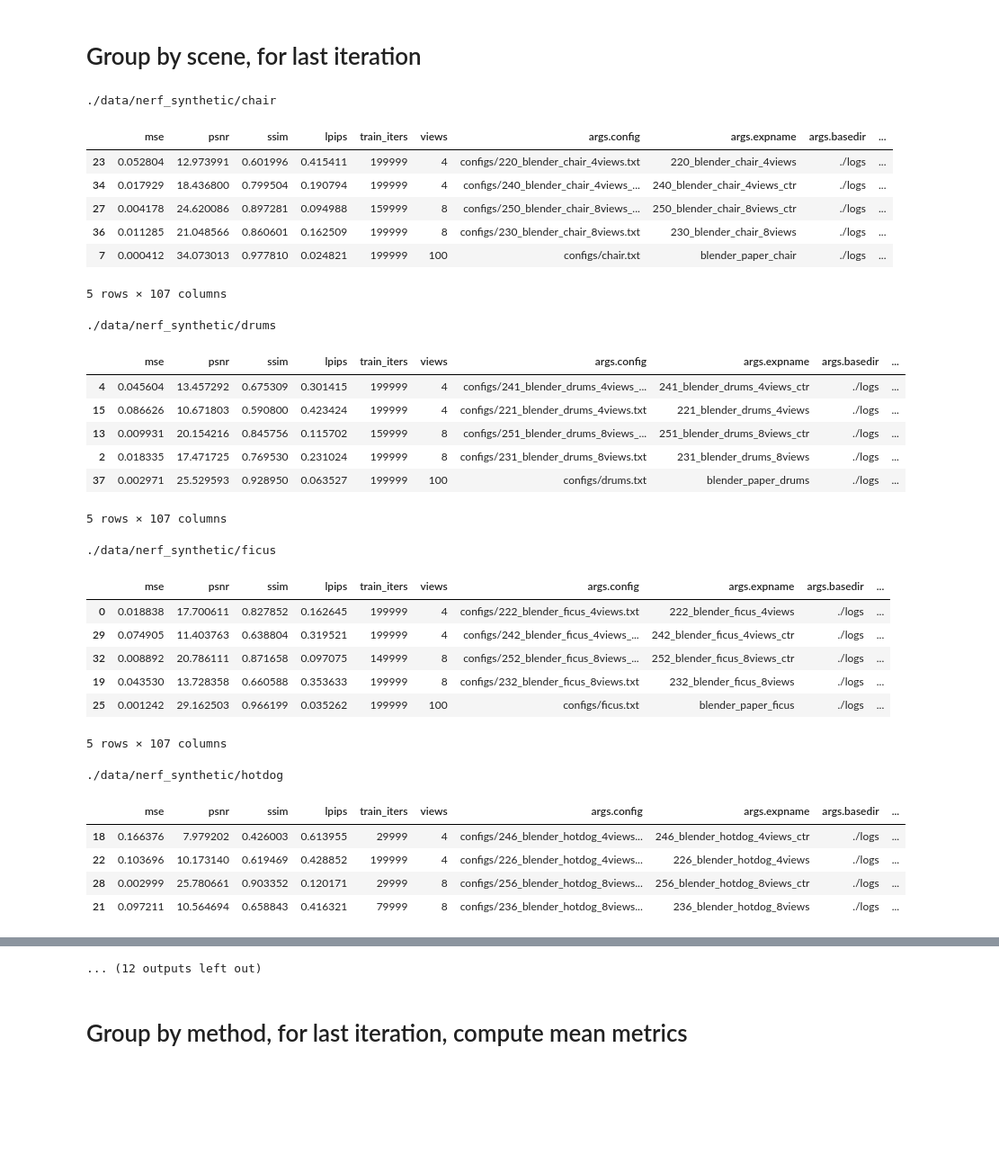
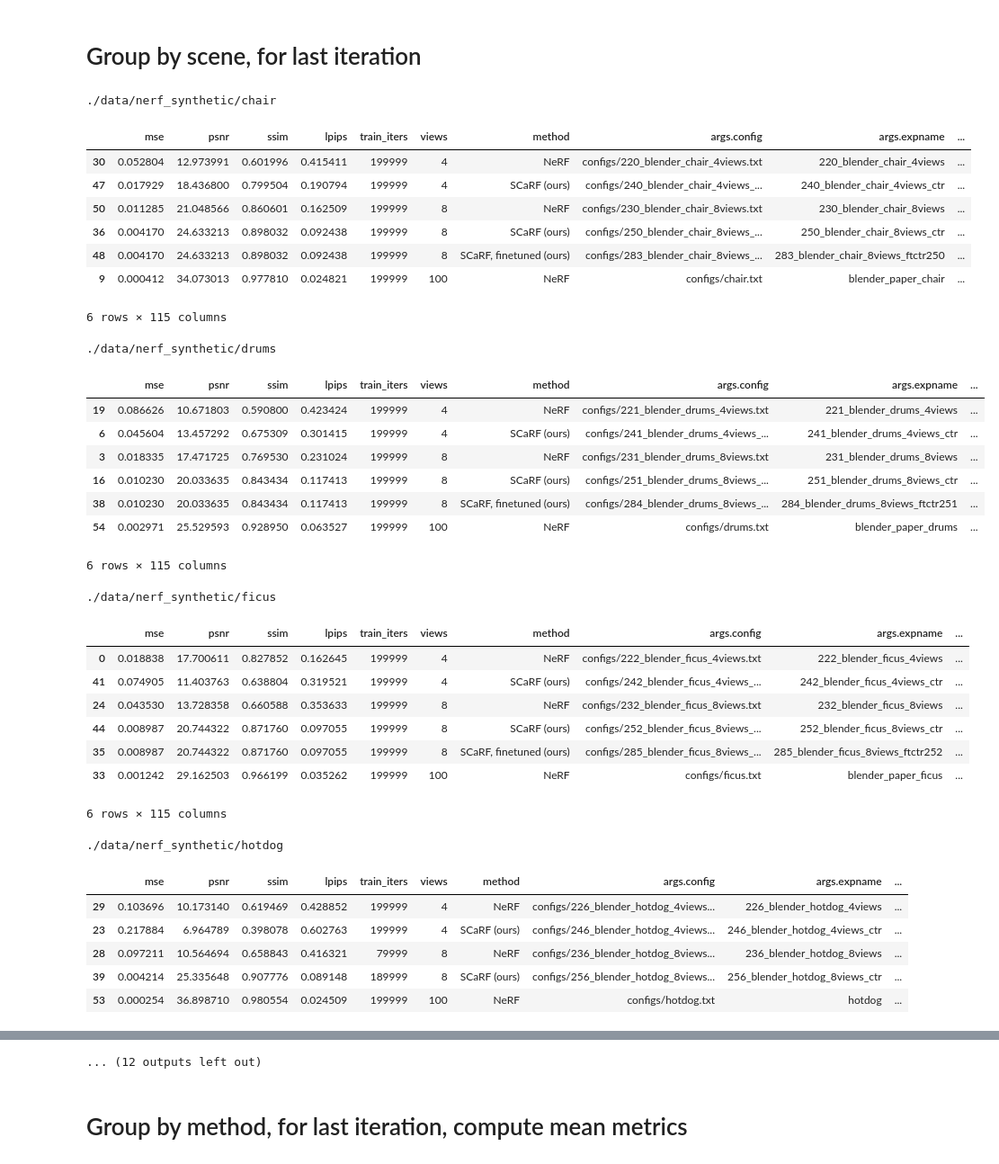
Before and after one commit to ajayjain/DietNeRF, a Jupyter notebook: nb/210309 Aggregate metrics.ipynb, the cells around one changed output, grey strips where cells are left out. Shown at 90% size. Drawn from its saved outputs; the diff is of its cells as text; code cells hidden in the pictures; blank space fills up the shorter version.

```diff
--- a/nb/210309 Aggregate metrics.ipynb
+++ b/nb/210309 Aggregate metrics.ipynb
@@ -55,6 +53,10 @@ Downloading logs/237_blender_materials_8views/renderonly_test_079999/test_metric
+# %%
+config_blacklist = [
+    'configs/257_blender_materials_8views_ctr.txt',
+]
 # %%
 # Load metrics into a dataframe
-print("Skipping", set(glob('logs/*/renderonly_test_*/test_metrics.json')) - set(glob('logs/*/renderonly_test_199999/test_metrics.json')))
+# print("Skipping", set(glob('logs/*/renderonly_test_*/test_metrics.json')) - set(glob('logs/*/renderonly_test_199999/test_metrics.json')))
 
 metrics_list = []
 for metrics_path in glob('logs/*/renderonly_test_*/test_metrics.json'):
@@ -70,11 +72,26 @@ for metrics_path in glob('logs/*/renderonly_test_*/test_metrics.json'):
         metrics_and_args['views'] = metrics_and_args["args"]['max_train_views']
         metrics_and_args['views'] = metrics_and_args['views'] if metrics_and_args['views'] >= 0 else 100
 
+        if metrics_and_args['args']['consistency_loss'] != 'none':
+            metrics_and_args['method'] = 'SCaRF (ours)'
+        elif 'ftctr' in metrics_and_args['args']['expname']:
+            metrics_and_args['method'] = 'SCaRF, finetuned (ours)'
+        else:
+            metrics_and_args['method'] = 'NeRF'
+
         # add columns for arguments
         for k, v in metrics_and_args["args"].items():
             metrics_and_args[f"args.{k}"] = v
         del metrics_and_args["args"]
 
+        if metrics_and_args['args.config'] in config_blacklist:
+            print('Skipping', metrics_and_args['args.config'], '(blacklist)')
+            continue
+
+#         if 'fullres' in metrics_and_args['args.expname']:
+#             print(metrics_and_args)
+        assert metrics_and_args['args.half_res'] == True
+
         metrics_list.append(metrics_and_args)
 
 metrics_df = pd.DataFrame(metrics_list)
@@ -133,40 +160,45 @@ metrics_df_max_iters = metrics_df[idx]
 # %%
 # Print cleanly by dataset
 for scene_key, scene_df in metrics_df_max_iters.groupby('args.datadir'):
     print(scene_key)
     scene_df = scene_df.sort_values([
         'views',
-        'train_iters'
+        'train_iters',
+        'method'
     ])
     display(scene_df)
 # %% [output]
 ./data/nerf_synthetic/chair
-|  | mse | psnr | ssim | lpips | train_iters | views | args.config | args.expname | args.basedir | ... |
-| 23 | 0.052804 | 12.973991 | 0.601996 | 0.415411 | 199999 | 4 | configs/220_blender_chair_4views.txt | 220_blender_chair_4views | ./logs | ... |
-| 34 | 0.017929 | 18.436800 | 0.799504 | 0.190794 | 199999 | 4 | configs/240_blender_chair_4views_... | 240_blender_chair_4views_ctr | ./logs | ... |
-| 27 | 0.004178 | 24.620086 | 0.897281 | 0.094988 | 159999 | 8 | configs/250_blender_chair_8views_... | 250_blender_chair_8views_ctr | ./logs | ... |
-| 36 | 0.011285 | 21.048566 | 0.860601 | 0.162509 | 199999 | 8 | configs/230_blender_chair_8views.txt | 230_blender_chair_8views | ./logs | ... |
-| 7 | 0.000412 | 34.073013 | 0.977810 | 0.024821 | 199999 | 100 | configs/chair.txt | blender_paper_chair | ./logs | ... |
+|  | mse | psnr | ssim | lpips | train_iters | views | method | args.config | args.expname | ... |
+| 30 | 0.052804 | 12.973991 | 0.601996 | 0.415411 | 199999 | 4 | NeRF | configs/220_blender_chair_4views.txt | 220_blender_chair_4views | ... |
+| 47 | 0.017929 | 18.436800 | 0.799504 | 0.190794 | 199999 | 4 | SCaRF (ours) | configs/240_blender_chair_4views_... | 240_blender_chair_4views_ctr | ... |
+| 50 | 0.011285 | 21.048566 | 0.860601 | 0.162509 | 199999 | 8 | NeRF | configs/230_blender_chair_8views.txt | 230_blender_chair_8views | ... |
+| 36 | 0.004170 | 24.633213 | 0.898032 | 0.092438 | 199999 | 8 | SCaRF (ours) | configs/250_blender_chair_8views_... | 250_blender_chair_8views_ctr | ... |
+| 48 | 0.004170 | 24.633213 | 0.898032 | 0.092438 | 199999 | 8 | SCaRF, finetuned (ours) | configs/283_blender_chair_8views_... | 283_blender_chair_8views_ftctr250 | ... |
+| 9 | 0.000412 | 34.073013 | 0.977810 | 0.024821 | 199999 | 100 | NeRF | configs/chair.txt | blender_paper_chair | ... |
-5 rows × 107 columns
+6 rows × 115 columns
 ./data/nerf_synthetic/drums
-|  | mse | psnr | ssim | lpips | train_iters | views | args.config | args.expname | args.basedir | ... |
-| 4 | 0.045604 | 13.457292 | 0.675309 | 0.301415 | 199999 | 4 | configs/241_blender_drums_4views_... | 241_blender_drums_4views_ctr | ./logs | ... |
-| 15 | 0.086626 | 10.671803 | 0.590800 | 0.423424 | 199999 | 4 | configs/221_blender_drums_4views.txt | 221_blender_drums_4views | ./logs | ... |
-| 13 | 0.009931 | 20.154216 | 0.845756 | 0.115702 | 159999 | 8 | configs/251_blender_drums_8views_... | 251_blender_drums_8views_ctr | ./logs | ... |
-| 2 | 0.018335 | 17.471725 | 0.769530 | 0.231024 | 199999 | 8 | configs/231_blender_drums_8views.txt | 231_blender_drums_8views | ./logs | ... |
-| 37 | 0.002971 | 25.529593 | 0.928950 | 0.063527 | 199999 | 100 | configs/drums.txt | blender_paper_drums | ./logs | ... |
+|  | mse | psnr | ssim | lpips | train_iters | views | method | args.config | args.expname | ... |
+| 19 | 0.086626 | 10.671803 | 0.590800 | 0.423424 | 199999 | 4 | NeRF | configs/221_blender_drums_4views.txt | 221_blender_drums_4views | ... |
+| 6 | 0.045604 | 13.457292 | 0.675309 | 0.301415 | 199999 | 4 | SCaRF (ours) | configs/241_blender_drums_4views_... | 241_blender_drums_4views_ctr | ... |
+| 3 | 0.018335 | 17.471725 | 0.769530 | 0.231024 | 199999 | 8 | NeRF | configs/231_blender_drums_8views.txt | 231_blender_drums_8views | ... |
+| 16 | 0.010230 | 20.033635 | 0.843434 | 0.117413 | 199999 | 8 | SCaRF (ours) | configs/251_blender_drums_8views_... | 251_blender_drums_8views_ctr | ... |
+| 38 | 0.010230 | 20.033635 | 0.843434 | 0.117413 | 199999 | 8 | SCaRF, finetuned (ours) | configs/284_blender_drums_8views_... | 284_blender_drums_8views_ftctr251 | ... |
+| 54 | 0.002971 | 25.529593 | 0.928950 | 0.063527 | 199999 | 100 | NeRF | configs/drums.txt | blender_paper_drums | ... |
-5 rows × 107 columns
+6 rows × 115 columns
 ./data/nerf_synthetic/ficus
-|  | mse | psnr | ssim | lpips | train_iters | views | args.config | args.expname | args.basedir | ... |
-| 0 | 0.018838 | 17.700611 | 0.827852 | 0.162645 | 199999 | 4 | configs/222_blender_ficus_4views.txt | 222_blender_ficus_4views | ./logs | ... |
-| 29 | 0.074905 | 11.403763 | 0.638804 | 0.319521 | 199999 | 4 | configs/242_blender_ficus_4views_... | 242_blender_ficus_4views_ctr | ./logs | ... |
-| 32 | 0.008892 | 20.786111 | 0.871658 | 0.097075 | 149999 | 8 | configs/252_blender_ficus_8views_... | 252_blender_ficus_8views_ctr | ./logs | ... |
-| 19 | 0.043530 | 13.728358 | 0.660588 | 0.353633 | 199999 | 8 | configs/232_blender_ficus_8views.txt | 232_blender_ficus_8views | ./logs | ... |
-| 25 | 0.001242 | 29.162503 | 0.966199 | 0.035262 | 199999 | 100 | configs/ficus.txt | blender_paper_ficus | ./logs | ... |
+|  | mse | psnr | ssim | lpips | train_iters | views | method | args.config | args.expname | ... |
+| 0 | 0.018838 | 17.700611 | 0.827852 | 0.162645 | 199999 | 4 | NeRF | configs/222_blender_ficus_4views.txt | 222_blender_ficus_4views | ... |
+| 41 | 0.074905 | 11.403763 | 0.638804 | 0.319521 | 199999 | 4 | SCaRF (ours) | configs/242_blender_ficus_4views_... | 242_blender_ficus_4views_ctr | ... |
+| 24 | 0.043530 | 13.728358 | 0.660588 | 0.353633 | 199999 | 8 | NeRF | configs/232_blender_ficus_8views.txt | 232_blender_ficus_8views | ... |
+| 44 | 0.008987 | 20.744322 | 0.871760 | 0.097055 | 199999 | 8 | SCaRF (ours) | configs/252_blender_ficus_8views_... | 252_blender_ficus_8views_ctr | ... |
+| 35 | 0.008987 | 20.744322 | 0.871760 | 0.097055 | 199999 | 8 | SCaRF, finetuned (ours) | configs/285_blender_ficus_8views_... | 285_blender_ficus_8views_ftctr252 | ... |
+| 33 | 0.001242 | 29.162503 | 0.966199 | 0.035262 | 199999 | 100 | NeRF | configs/ficus.txt | blender_paper_ficus | ... |
-5 rows × 107 columns
+6 rows × 115 columns
 ./data/nerf_synthetic/hotdog
-|  | mse | psnr | ssim | lpips | train_iters | views | args.config | args.expname | args.basedir | ... |
-| 18 | 0.166376 | 7.979202 | 0.426003 | 0.613955 | 29999 | 4 | configs/246_blender_hotdog_4views... | 246_blender_hotdog_4views_ctr | ./logs | ... |
-| 22 | 0.103696 | 10.173140 | 0.619469 | 0.428852 | 199999 | 4 | configs/226_blender_hotdog_4views... | 226_blender_hotdog_4views | ./logs | ... |
-| 28 | 0.002999 | 25.780661 | 0.903352 | 0.120171 | 29999 | 8 | configs/256_blender_hotdog_8views... | 256_blender_hotdog_8views_ctr | ./logs | ... |
-| 21 | 0.097211 | 10.564694 | 0.658843 | 0.416321 | 79999 | 8 | configs/236_blender_hotdog_8views... | 236_blender_hotdog_8views | ./logs | ... |
+|  | mse | psnr | ssim | lpips | train_iters | views | method | args.config | args.expname | ... |
+| 29 | 0.103696 | 10.173140 | 0.619469 | 0.428852 | 199999 | 4 | NeRF | configs/226_blender_hotdog_4views... | 226_blender_hotdog_4views | ... |
+| 23 | 0.217884 | 6.964789 | 0.398078 | 0.602763 | 199999 | 4 | SCaRF (ours) | configs/246_blender_hotdog_4views... | 246_blender_hotdog_4views_ctr | ... |
+| 28 | 0.097211 | 10.564694 | 0.658843 | 0.416321 | 79999 | 8 | NeRF | configs/236_blender_hotdog_8views... | 236_blender_hotdog_8views | ... |
+| 39 | 0.004214 | 25.335648 | 0.907776 | 0.089148 | 189999 | 8 | SCaRF (ours) | configs/256_blender_hotdog_8views... | 256_blender_hotdog_8views_ctr | ... |
+| 53 | 0.000254 | 36.898710 | 0.980554 | 0.024509 | 199999 | 100 | NeRF | configs/hotdog.txt | hotdog | ... |
```
Also changed, not shown: parts of 5 cells of this notebook, 6 other files.
